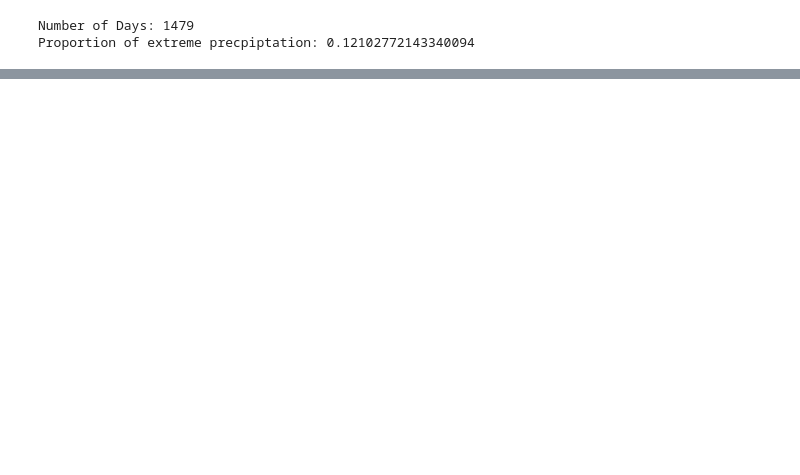
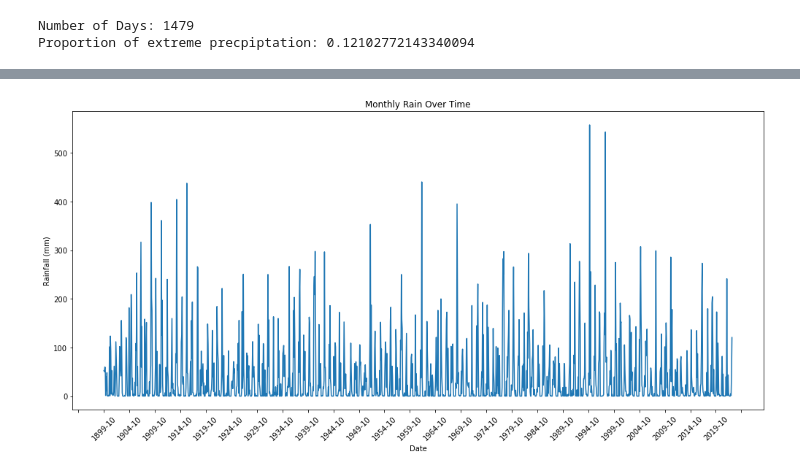
Before and after one commit to pippahtlin/Extreme-Precipitation, a Jupyter notebook: Import Data.ipynb, the cells around one changed output, grey strips where cells are left out. Cells and saved outputs as stored; diff of their text form; code cells hidden in the pictures; blank space fills up the shorter version.

```diff
--- a/Import Data.ipynb
+++ b/Import Data.ipynb
@@ -316,14 +317,16 @@ Proportion of extreme precpiptation: 0.0050436598751305356
 # %%
 monthly_rain = df['daily rain'].resample('M').sum()
 monthly_binary_rain = df['binary rain'].resample('M').max()
+day = df['day'].resample('M').max()
 
 # Combine the results into a new DataFrame.
 monthly_df = pd.DataFrame({
     'year': monthly_rain.index.year,
     'month': monthly_rain.index.month,
+    'day': day,
     'monthly rain': monthly_rain,
     'binary rain': monthly_binary_rain
 })
 
-monthly_df.reset_index(drop=True, inplace=True)
-monthly_df
+monthly_df['date'] = pd.to_datetime(monthly_df[['year', 'month','day']]).dt.strftime('%Y-%m')
+monthly_df.set_index('date', inplace=True)
@@ -351,0 +358,13 @@ Proportion of extreme precpiptation: 0.12102772143340094
+# %%
+plt.figure(figsize=(14, 7))
+plt.xticks(rotation=45)
+plt.gca().xaxis.set_major_locator(MaxNLocator(nbins=30))
+
+plt.plot(monthly_df.index,monthly_df['monthly rain'],label = 'Monthly Rain')
+plt.title('Monthly Rain Over Time')
+plt.xlabel('Date')
+plt.ylabel('Rainfall (mm)')
+plt.tight_layout()
+plt.show()
+# %% [output]
+[figure, added]
```
Also changed, not shown: parts of 4 cells of this notebook, 1 other file.
